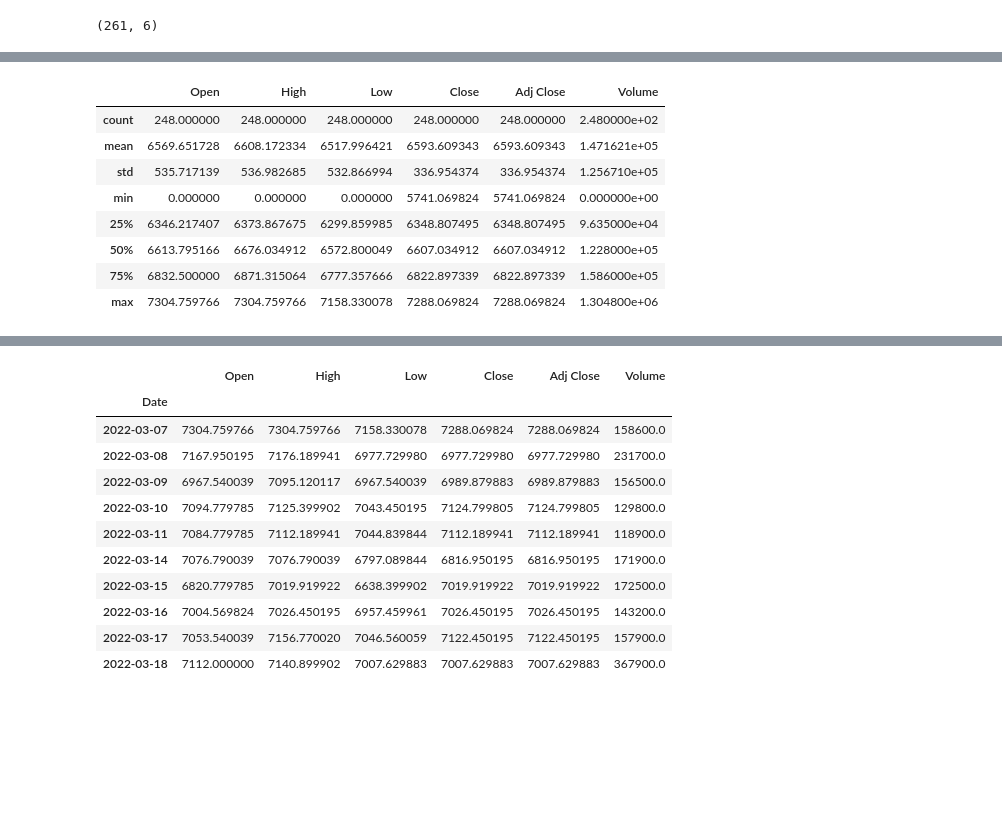
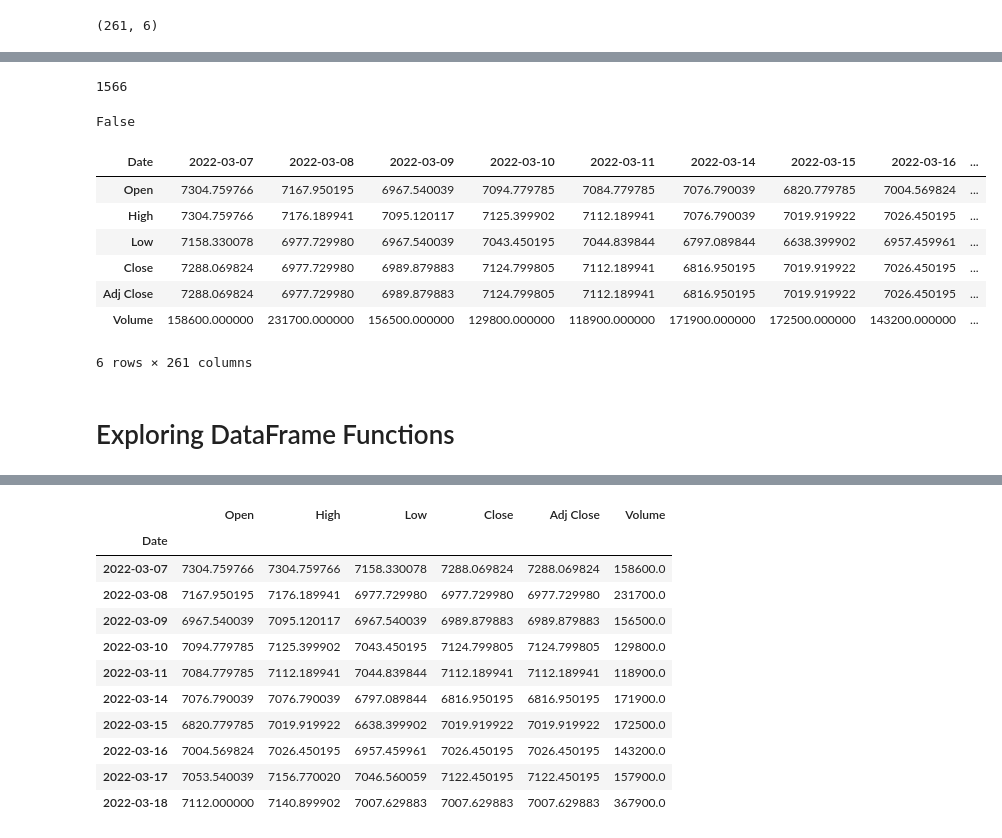
Before and after one commit to moisescujardo/python-projects, a Jupyter notebook: data-science-projects/learning_python_pandas_one_reading_data_and_simple_plots.ipynb, the cells around one changed output, grey strips where cells are left out. Drawn from its saved outputs; the diff is of its cells as text; code cells hidden in the pictures; blank space fills up the shorter version.

```diff
--- a/data-science-projects/learning_python_pandas_one_reading_data_and_simple_plots.ipynb
+++ b/data-science-projects/learning_python_pandas_one_reading_data_and_simple_plots.ipynb
@@ -102,15 +91,35 @@ memory usage: 14.3+ KB
-# %%
-# the describe function gives you
-# some statistical information about
-# about the DataFrame.
-psei_df.describe()
-# %% [output]
-|  | Open | High | Low | Close | Adj Close | Volume |
-| count | 248.000000 | 248.000000 | 248.000000 | 248.000000 | 248.000000 | 2.480000e+02 |
-| mean | 6569.651728 | 6608.172334 | 6517.996421 | 6593.609343 | 6593.609343 | 1.471621e+05 |
-| std | 535.717139 | 536.982685 | 532.866994 | 336.954374 | 336.954374 | 1.256710e+05 |
-| min | 0.000000 | 0.000000 | 0.000000 | 5741.069824 | 5741.069824 | 0.000000e+00 |
-| 25% | 6346.217407 | 6373.867675 | 6299.859985 | 6348.807495 | 6348.807495 | 9.635000e+04 |
-| 50% | 6613.795166 | 6676.034912 | 6572.800049 | 6607.034912 | 6607.034912 | 1.228000e+05 |
-| 75% | 6832.500000 | 6871.315064 | 6777.357666 | 6822.897339 | 6822.897339 | 1.586000e+05 |
-| max | 7304.759766 | 7304.759766 | 7158.330078 | 7288.069824 | 7288.069824 | 1.304800e+06 |
+# %%
+psei_df.size
+# %% [output]
+1566
+# %%
+# empty returns true if
+# if the dataframe is empty
+# and false if otherwise
+psei_df.empty
+# %% [output]
+False
+# %%
+# T attribute stands for transpose
+# use this if you want to change
+# the columnsto rows and rows
+# to columns
+
+# for example
+psei_df_t = psei_df.T
+# %%
+# this will display the Date as columns
+# and the Open, High, Low, Close, Adj Close,
+# Volume as rows
+psei_df_t
+# %% [output]
+| Date | 2022-03-07 | 2022-03-08 | 2022-03-09 | 2022-03-10 | 2022-03-11 | 2022-03-14 | 2022-03-15 | 2022-03-16 | ... |
+| Open | 7304.759766 | 7167.950195 | 6967.540039 | 7094.779785 | 7084.779785 | 7076.790039 | 6820.779785 | 7004.569824 | ... |
+| High | 7304.759766 | 7176.189941 | 7095.120117 | 7125.399902 | 7112.189941 | 7076.790039 | 7019.919922 | 7026.450195 | ... |
+| Low | 7158.330078 | 6977.729980 | 6967.540039 | 7043.450195 | 7044.839844 | 6797.089844 | 6638.399902 | 6957.459961 | ... |
+| Close | 7288.069824 | 6977.729980 | 6989.879883 | 7124.799805 | 7112.189941 | 6816.950195 | 7019.919922 | 7026.450195 | ... |
+| Adj Close | 7288.069824 | 6977.729980 | 6989.879883 | 7124.799805 | 7112.189941 | 6816.950195 | 7019.919922 | 7026.450195 | ... |
+| Volume | 158600.000000 | 231700.000000 | 156500.000000 | 129800.000000 | 118900.000000 | 171900.000000 | 172500.000000 | 143200.000000 | ... |
+6 rows × 261 columns
+# %% [markdown]
+# Exploring DataFrame Functions
```
Also changed, not shown: parts of 14 cells of this notebook.
